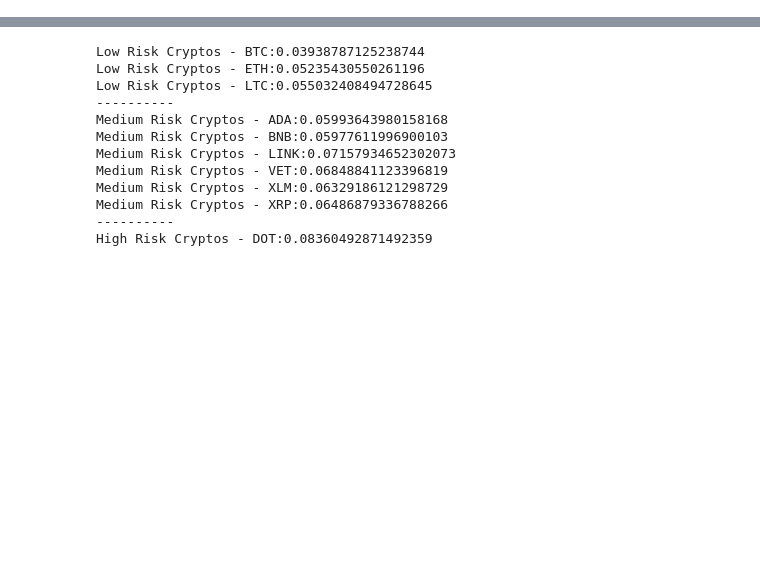
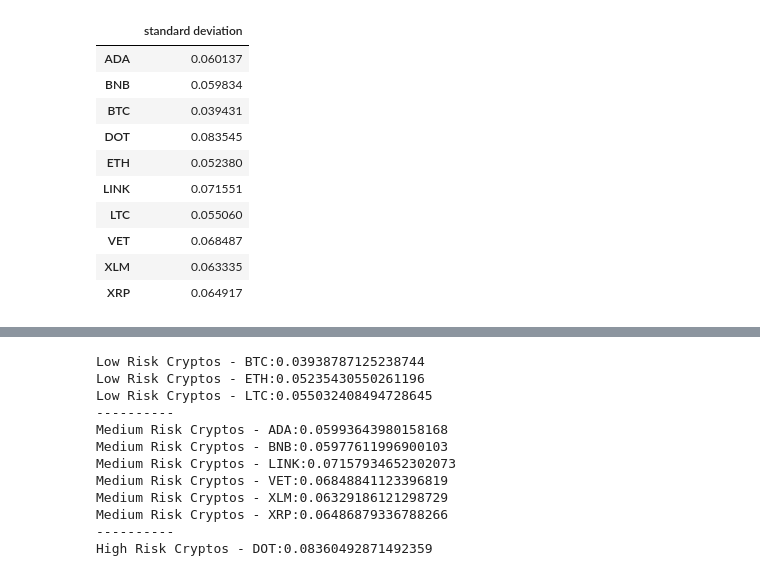
Before and after one commit to jpmaddox97/Dynamic_Portfolio_Management, a Jupyter notebook: main.ipynb, the cells around one changed output, grey strips where cells are left out. Cells and saved outputs as stored; diff of their text form; code cells hidden in the pictures; blank space fills up the shorter version.

```diff
--- a/main.ipynb
+++ b/main.ipynb
@@ -41,3 +42,22 @@ def get_std(crypto_dfs):
     return crypto_std
 # %%
 crypto_std = get_std(dictionary)
+# %%
+columns = ['standard deviation']
+# %%
+crypto_std_df = pd.DataFrame(crypto_std, index=columns)
+# %%
+crypto_std_df = crypto_std_df.T
+crypto_std_df
+# %% [output]
+|  | standard deviation |
+| ADA | 0.060137 |
+| BNB | 0.059834 |
+| BTC | 0.039431 |
+| DOT | 0.083545 |
+| ETH | 0.052380 |
+| LINK | 0.071551 |
+| LTC | 0.055060 |
+| VET | 0.068487 |
+| XLM | 0.063335 |
+| XRP | 0.064917 |
```
Also changed, not shown: parts of 13 cells of this notebook, 4 other files.
